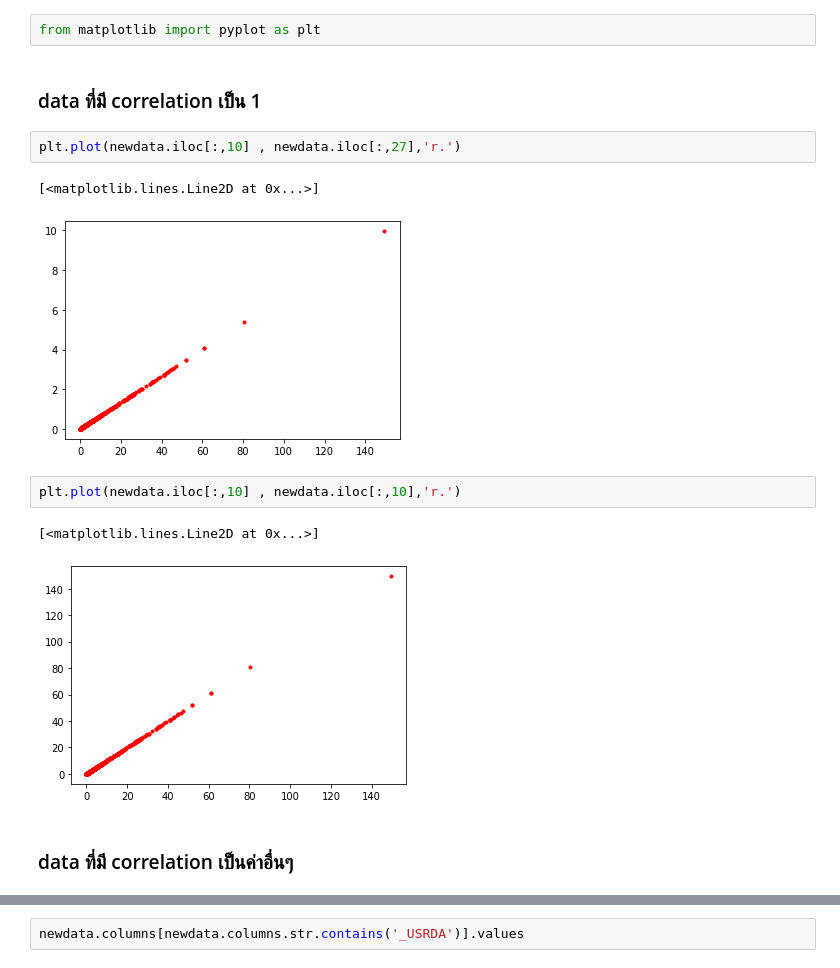
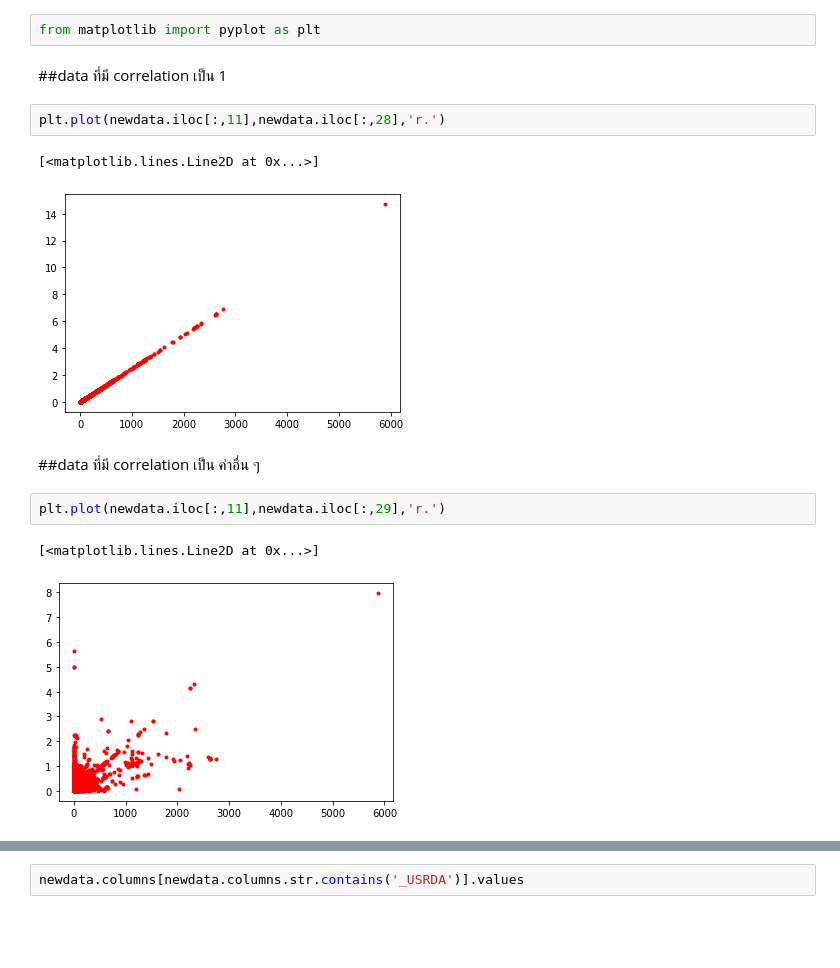
Before and after one commit to 603021852-8/multivariate, a Jupyter notebook: Chapter3_PCA.ipynb, the cells around one changed output, grey strips where cells are left out. Drawn from its saved outputs; the diff is of its cells as text; blank space fills up the shorter version.

```diff
--- a/Chapter3_PCA.ipynb
+++ b/Chapter3_PCA.ipynb
@@ -368,16 +507,16 @@ newdata.iloc[:5,10:30]
 # %%
 from matplotlib import pyplot as plt
 # %% [markdown]
-### data ที่มี correlation เป็น 1
+##data ที่มี correlation เป็น 1
 # %%
-plt.plot(newdata.iloc[:,10] , newdata.iloc[:,27],'r.')
+plt.plot(newdata.iloc[:,11],newdata.iloc[:,28],'r.')
 # %% [output]
 [<matplotlib.lines.Line2D at 0x...>]
-[figure, old version]
+[figure, new version]
+# %% [markdown]
+##data ที่มี correlation เป็น ค่าอื่น ๆ
 # %%
-plt.plot(newdata.iloc[:,10] , newdata.iloc[:,10],'r.')
+plt.plot(newdata.iloc[:,11],newdata.iloc[:,29],'r.')
 # %% [output]
 [<matplotlib.lines.Line2D at 0x...>]
-[figure, old version]
+[figure, new version]
-# %% [markdown]
-### data ที่มี correlation เป็นค่าอื่นๆ
```
Also changed, not shown: parts of 97 cells of this notebook.
